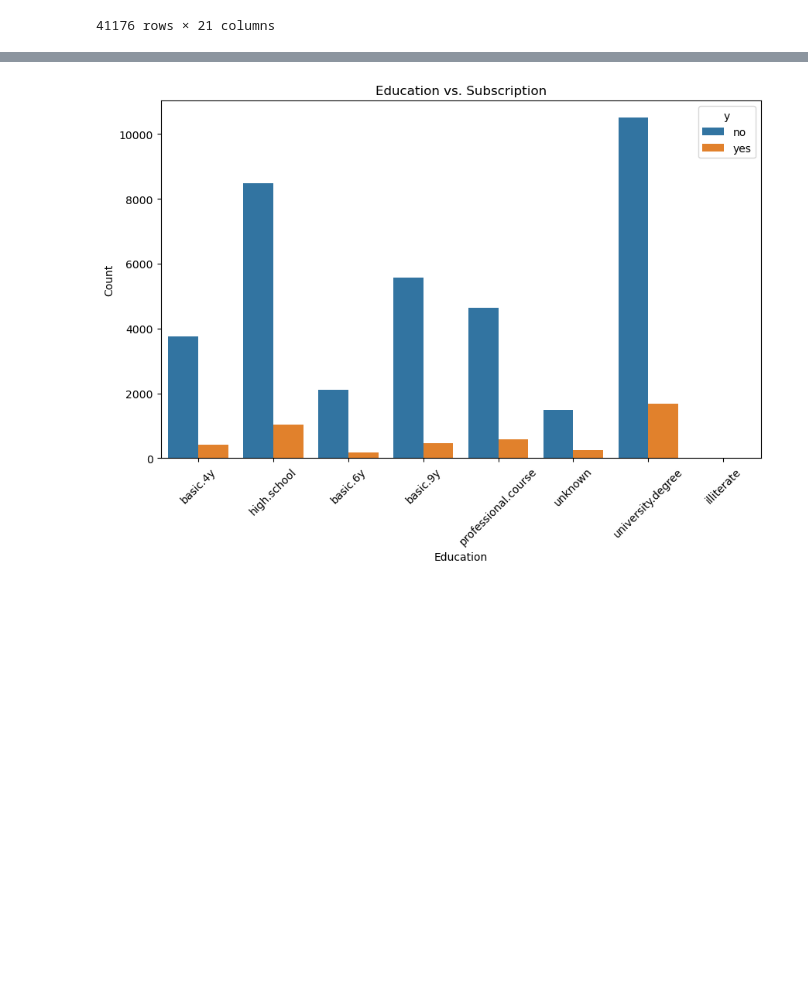
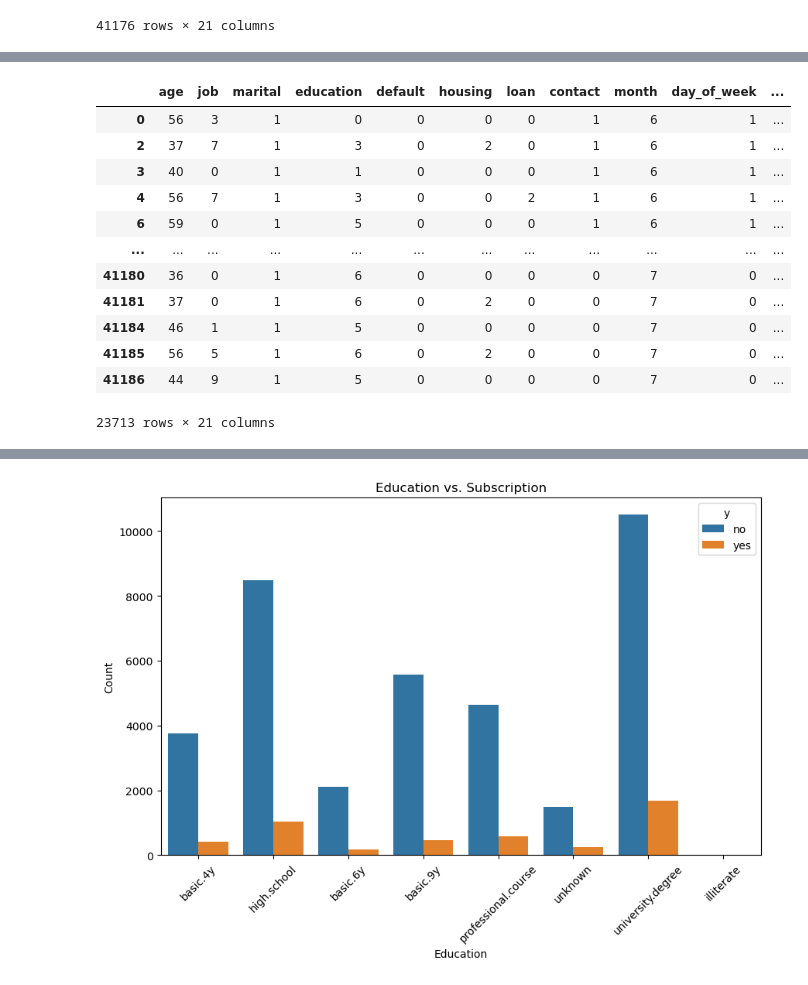
Before and after one commit to joginder121/Prodigy-Data-Science-internship-, a Jupyter notebook: Prodigy_DS_3.ipynb, the cells around one changed output, grey strips where cells are left out. Cells and saved outputs as stored; diff of their text form; code cells hidden in the pictures; blank space fills up the shorter version.

```diff
--- a/Prodigy_DS_3.ipynb
+++ b/Prodigy_DS_3.ipynb
@@ -133,0 +181,16 @@ data1
+# %%
+data1
+# %% [output]
+|  | age | job | marital | education | default | housing | loan | contact | month | day_of_week | ... |
+| 0 | 56 | 3 | 1 | 0 | 0 | 0 | 0 | 1 | 6 | 1 | ... |
+| 2 | 37 | 7 | 1 | 3 | 0 | 2 | 0 | 1 | 6 | 1 | ... |
+| 3 | 40 | 0 | 1 | 1 | 0 | 0 | 0 | 1 | 6 | 1 | ... |
+| 4 | 56 | 7 | 1 | 3 | 0 | 0 | 2 | 1 | 6 | 1 | ... |
+| 6 | 59 | 0 | 1 | 5 | 0 | 0 | 0 | 1 | 6 | 1 | ... |
+| ... | ... | ... | ... | ... | ... | ... | ... | ... | ... | ... | ... |
+| 41180 | 36 | 0 | 1 | 6 | 0 | 0 | 0 | 0 | 7 | 0 | ... |
+| 41181 | 37 | 0 | 1 | 6 | 0 | 2 | 0 | 0 | 7 | 0 | ... |
+| 41184 | 46 | 1 | 1 | 5 | 0 | 0 | 0 | 0 | 7 | 0 | ... |
+| 41185 | 56 | 5 | 1 | 6 | 0 | 2 | 0 | 0 | 7 | 0 | ... |
+| 41186 | 44 | 9 | 1 | 5 | 0 | 0 | 0 | 0 | 7 | 0 | ... |
+23713 rows × 21 columns
```
Also changed, not shown: parts of 8 cells of this notebook.
